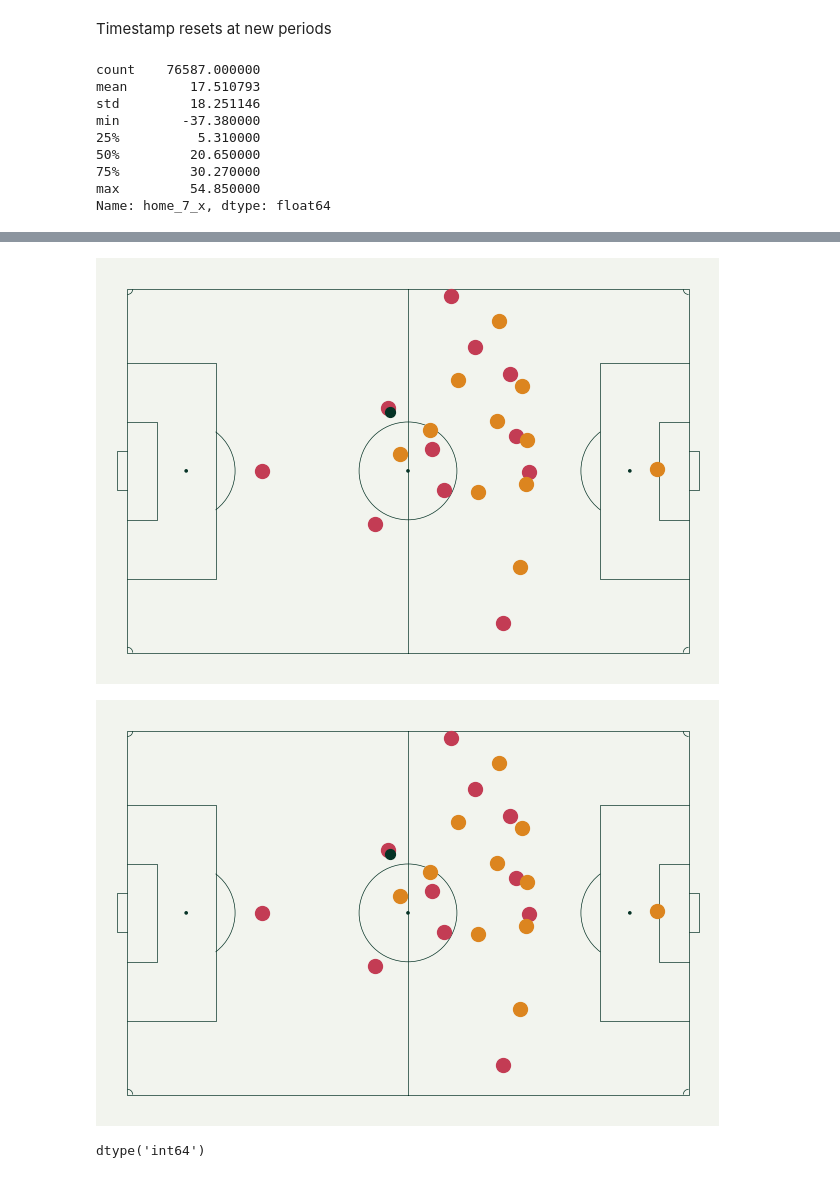
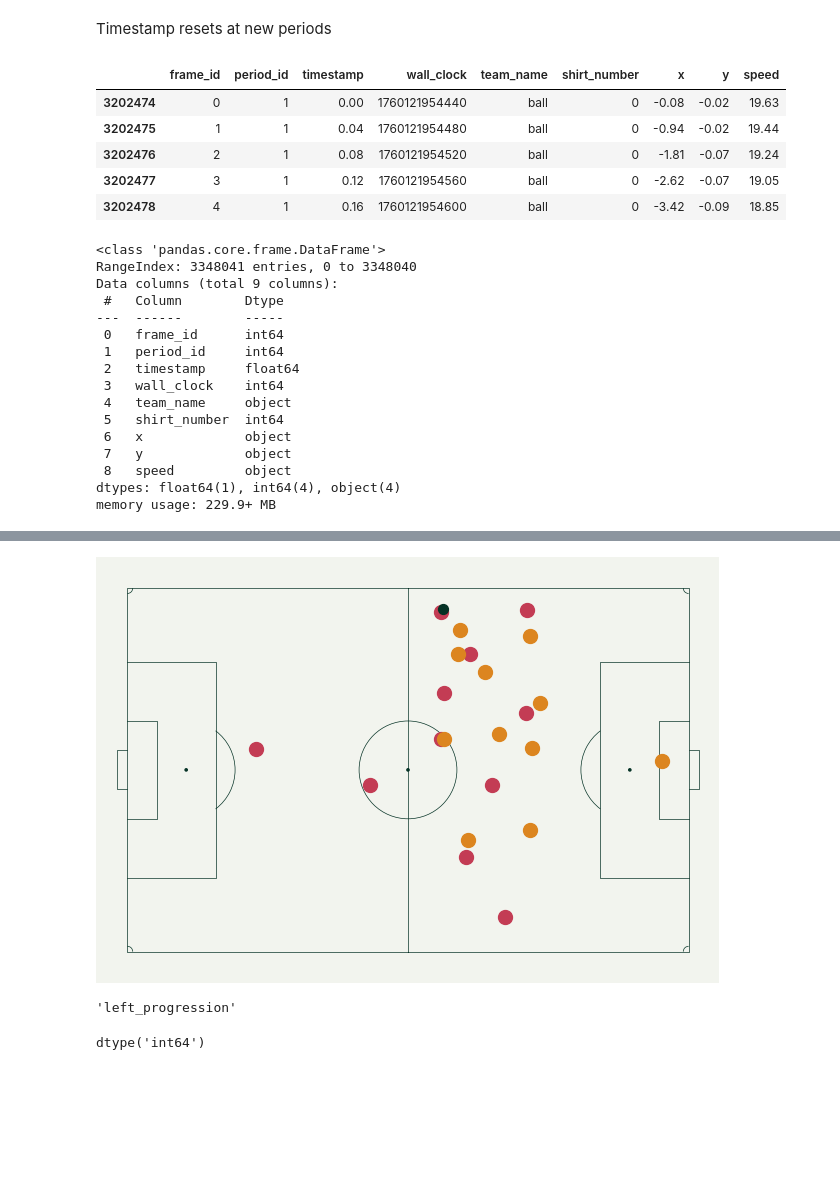
Before and after one commit to MarijnSt/belgium-north-macedonia-analysis, a Jupyter notebook: notebooks/data_exploration.ipynb, the cells around one changed output, grey strips where cells are left out. Cells and saved outputs as stored; diff of their text form; code cells hidden in the pictures; blank space fills up the shorter version.

Commit message:
feat: transform tracking data to long format

```diff
--- a/notebooks/data_exploration.ipynb
+++ b/notebooks/data_exploration.ipynb
@@ -530,15 +518,3 @@ second_period_data.head()
 | 68984 | 68984 | 2 | 0.16 | 1760125708080 | alive | away | 0.18 | -0.23 | 0.33 | ... |
 # %% [markdown]
 Timestamp resets at new periods
-# %%
-second_period_data["home_7_x"].describe()
-# %% [output]
-count    76587.000000
-mean        17.510793
-std         18.251146
-min        -37.380000
-25%          5.310000
-50%         20.650000
-75%         30.270000
-max         54.850000
-Name: home_7_x, dtype: float64
@@ -545,4 +525,32 @@ Name: home_7_x, dtype: float64
+# %%
+long_format_data[long_format_data["team_name"] == "ball"].head()
+# %% [output]
+|  | frame_id | period_id | timestamp | wall_clock | team_name | shirt_number | x | y | speed |
+| 3202474 | 0 | 1 | 0.00 | 1760121954440 | ball | 0 | -0.08 | -0.02 | 19.63 |
+| 3202475 | 1 | 1 | 0.04 | 1760121954480 | ball | 0 | -0.94 | -0.02 | 19.44 |
+| 3202476 | 2 | 1 | 0.08 | 1760121954520 | ball | 0 | -1.81 | -0.07 | 19.24 |
+| 3202477 | 3 | 1 | 0.12 | 1760121954560 | ball | 0 | -2.62 | -0.07 | 19.05 |
+| 3202478 | 4 | 1 | 0.16 | 1760121954600 | ball | 0 | -3.42 | -0.09 | 18.85 |
+# %%
+long_format_data.info()
+# %% [output]
+<class 'pandas.core.frame.DataFrame'>
+RangeIndex: 3348041 entries, 0 to 3348040
+Data columns (total 9 columns):
+ #   Column        Dtype
+---  ------        -----
+ 0   frame_id      int64
+ 1   period_id     int64
+ 2   timestamp     float64
+ 3   wall_clock    int64
+ 4   team_name     object
+ 5   shirt_number  int64
+ 6   x             object
+ 7   y             object
+ 8   speed         object
+dtypes: float64(1), int64(4), object(4)
+memory usage: 229.9+ MB
 # %%
 from viz import plot_tracking_frame
-plot_tracking_frame(first_period_data, 6000)
+plot_tracking_frame(second_period_data, 73250)
 # %% [output]
@@ -549,5 +559,9 @@ plot_tracking_frame(first_period_data, 6000)
-[figure, old version]
+[figure, new version]
-[figure, removed]
+# %%
+from transform import get_ball_zone
+get_ball_zone(6.61, 30.13)
+# %% [output]
+'left_progression'
 # %%
 tracking_data["wall_clock"].dtype # int64 represents unix timestamp in milliseconds
 
```
Also changed, not shown: parts of 3 cells of this notebook, 2 other files.
